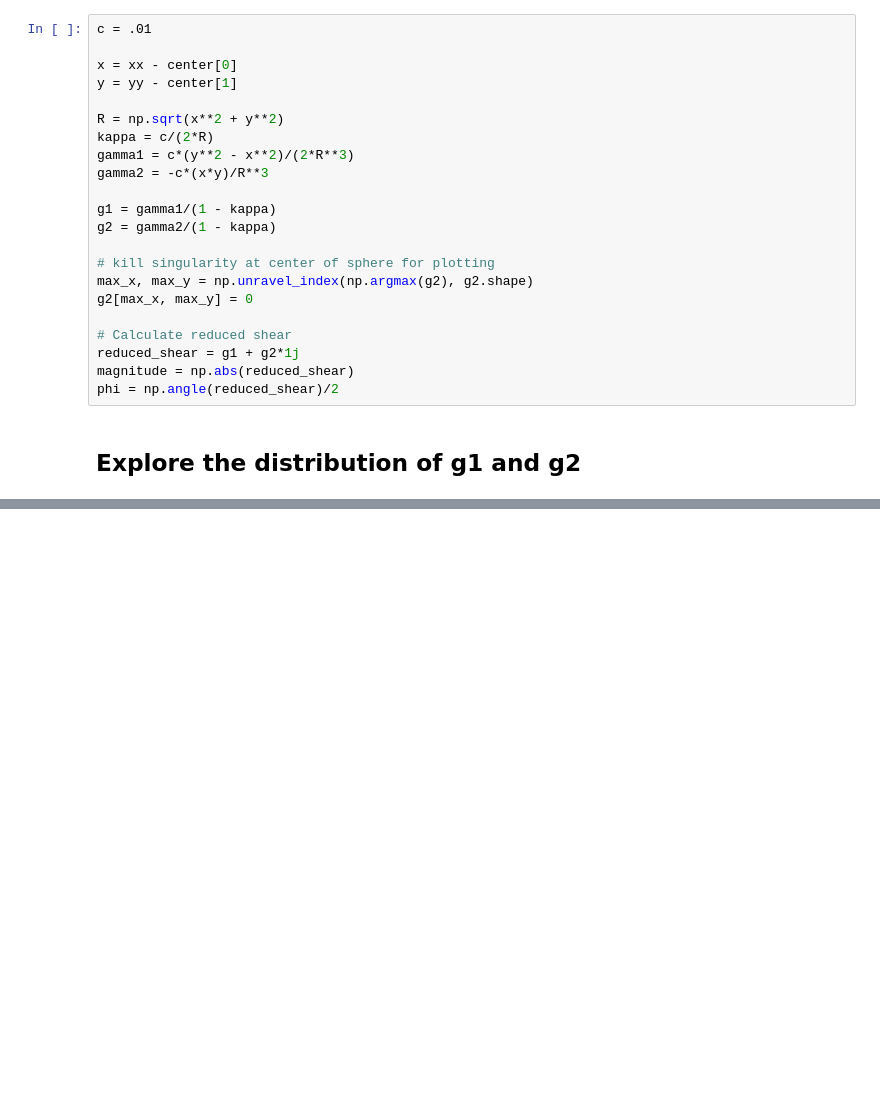
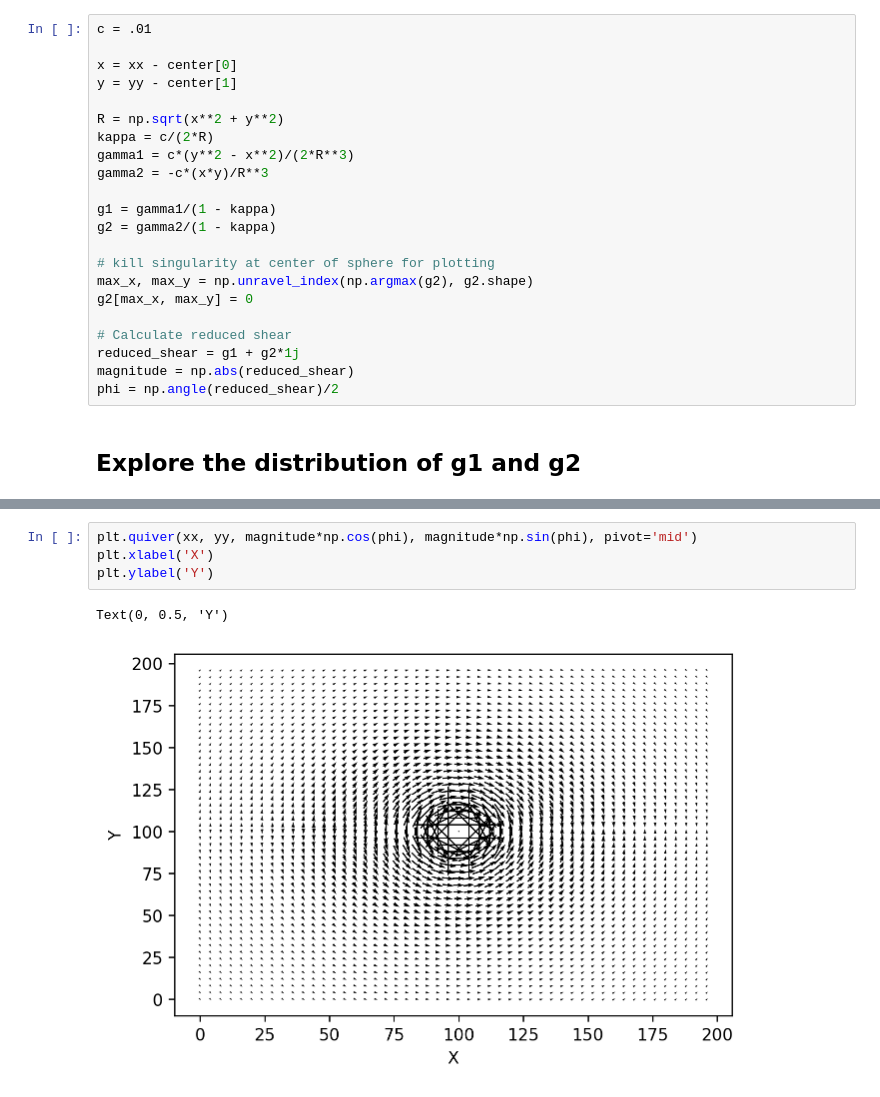
Before and after one commit to cwwalter/seagull-study, a Jupyter notebook: isothermal sphere lensing.ipynb, the cells around one changed output, grey strips where cells are left out. Drawn from its saved outputs; the diff is of its cells as text; blank space fills up the shorter version.

```diff
--- a/isothermal sphere lensing.ipynb
+++ b/isothermal sphere lensing.ipynb
@@ -98,0 +106,7 @@ ax4.set_title('g_2');
+# %%
+plt.quiver(xx, yy, magnitude*np.cos(phi), magnitude*np.sin(phi), pivot='mid')
+plt.xlabel('X')
+plt.ylabel('Y')
+# %% [output]
+Text(0, 0.5, 'Y')
+[figure, added]
```
Also changed, not shown: parts of 8 cells of this notebook.
